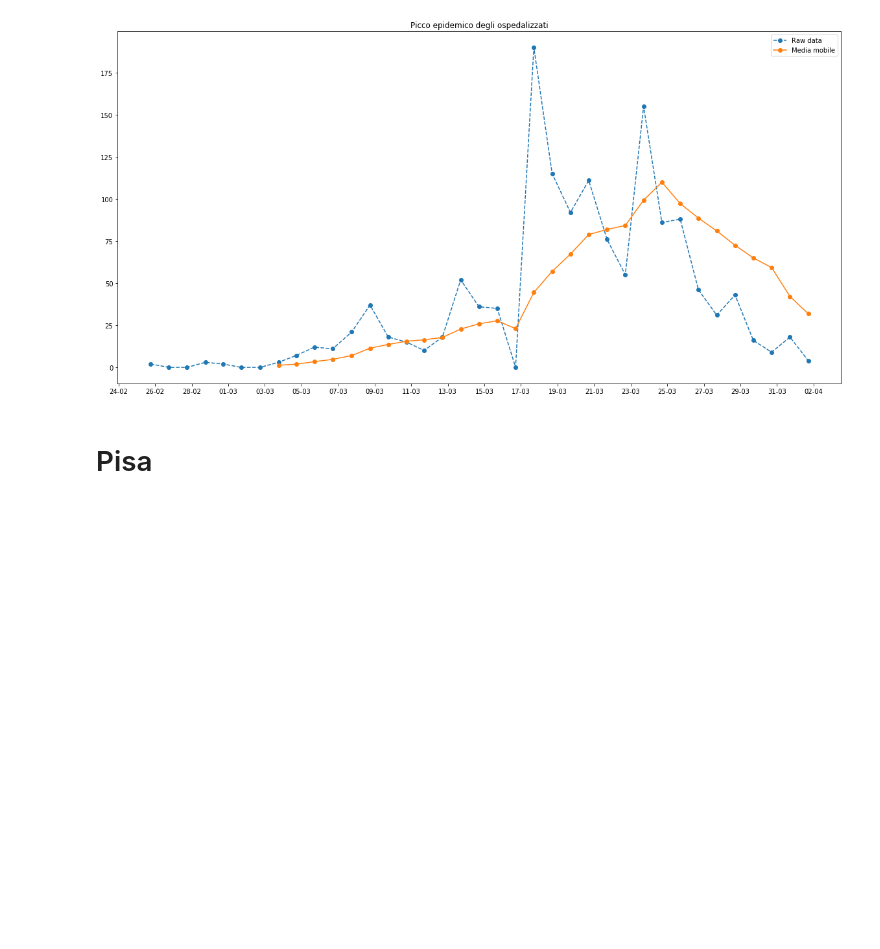
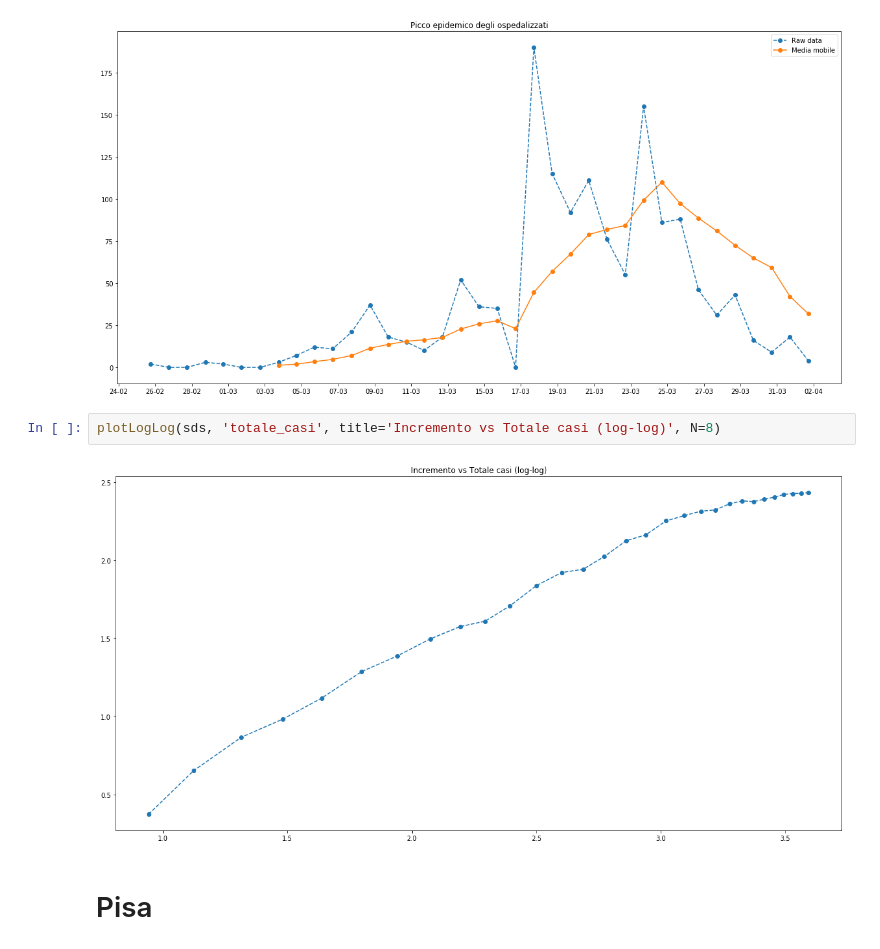
Before and after one commit to stefano-gaggero/COVID19, a Jupyter notebook: 2020-03 COVID.ipynb, the cells around one changed output. Saved outputs shown, nothing was run; the diff lists cells and outputs as text; blank space fills up the shorter version.

```diff
--- a/2020-03 COVID.ipynb
+++ b/2020-03 COVID.ipynb
@@ -98,6 +123,10 @@ plotIncrements(sds, 'deceduti', 'Picco epidemico dei decessi', 8)
 plotIncrements(sds, 'totale_ospedalizzati', 'Picco epidemico degli ospedalizzati', 8)
 # %% [output]
 [figure]
+# %%
+plotLogLog(sds, 'totale_casi', title='Incremento vs Totale casi (log-log)', N=8)
+# %% [output]
+[figure, added]
 # %% [markdown]
 # Pisa
 # %%
```
Also changed, not shown: parts of 5 cells of this notebook.
